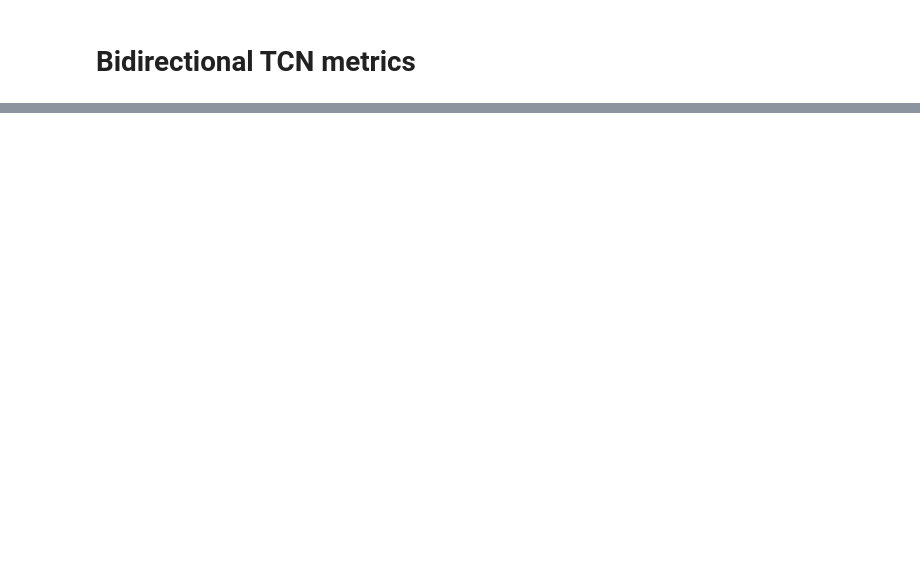
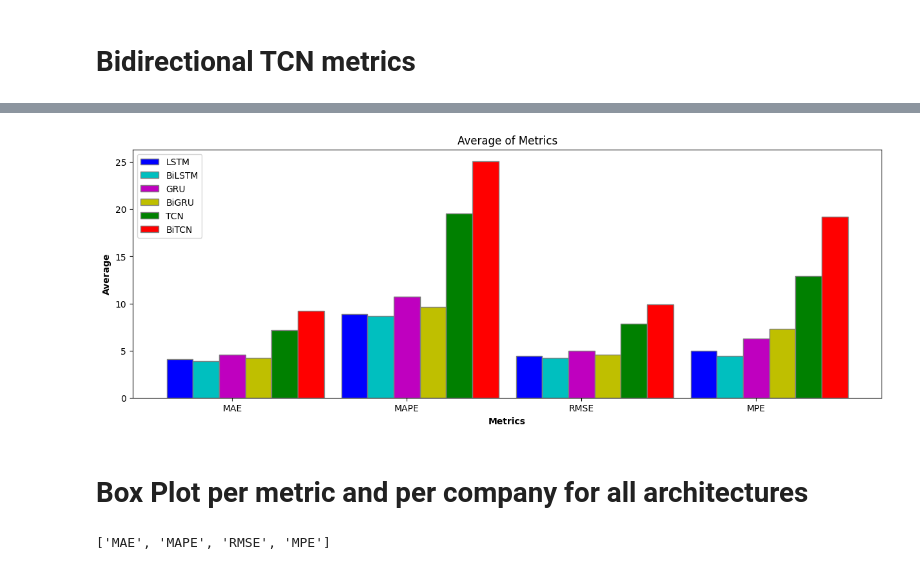
Before and after one commit to jmsb505/StockPredictionModels, a Jupyter notebook: Results/all_metrics.ipynb, the cells around one changed output, grey strips where cells are left out. Cells and saved outputs as stored; diff of their text form; code cells hidden in the pictures; blank space fills up the shorter version.

Commit message:
Metrics

```diff
--- a/Results/all_metrics.ipynb
+++ b/Results/all_metrics.ipynb
@@ -84,0 +121,4 @@ df_gru
+# %%
+df_gru = pd.read_csv('gru_metrics.csv')
+df_gru_testing, df_gru_validation = show_metrics(df_gru)
+df_gru_testing
@@ -106,0 +147,4 @@ df_bigru
+# %%
+df_bigru = pd.read_csv('bigru_metrics.csv')
+df_bigru_testing, df_bigru_validation = show_metrics(df_bigru)
+df_bigru_testing
@@ -128,0 +173,4 @@ df_tcn
+# %%
+df_tcn = pd.read_csv('tcn_metrics.csv')
+df_tcn_testing, df_tcn_validation = show_metrics(df_tcn)
+df_tcn_testing
@@ -150,0 +199,4 @@ df_bitcn
+# %%
+df_bitcn = pd.read_csv('bitcn_metrics.csv')
+df_bitcn_testing, df_bitcn_validation = show_metrics(df_bitcn)
+df_bitcn_testing
@@ -150,0 +223,57 @@ df_bitcn
+# %%
+import matplotlib.pyplot as plt
+import numpy as np
+
+# Assuming df_lstm, df_bilstm, df_gru, df_bigru, df_tcn, and df_bitcn are defined
+
+test_metrics = ['MAE', 'MAPE', 'RMSE', 'MPE']
+
+# Data for the stacked bar graph
+#remove from values in Average(std) the portion fo the string that is in parenthesis and turn into float
+lstm_data = [float(x.split(" ")[0]) for x in df_lstm_testing['Average(std)']]
+bilstm_data = [float(x.split(" ")[0]) for x in df_bilstm_testing['Average(std)']]
+gru_data = [float(x.split(" ")[0]) for x in df_gru_testing['Average(std)']]
+bigru_data = [float(x.split(" ")[0]) for x in df_bigru_testing['Average(std)']]
+tcn_data = [float(x.split(" ")[0]) for x in df_tcn_testing['Average(std)']]
+bitcn_data = [float(x.split(" ")[0]) for x in df_bitcn_testing['Average(std)']]
+
+barWidth = 0.15
+r1 = np.arange(len(test_metrics))
+r2 = [x + barWidth for x in r1]
+r3 = [x + barWidth for x in r2]
+r4 = [x + barWidth for x in r3]
+r5 = [x + barWidth for x in r4]
+r6 = [x + barWidth for x in r5]
+
+plt.figure(figsize=(15, 5))
+
+plt.bar(r1, lstm_data[1:], color='b', width=barWidth, edgecolor='grey', label='LSTM')
+plt.bar(r2, bilstm_data[1:], color='c', width=barWidth, edgecolor='grey', label='BiLSTM')
+plt.bar(r3, gru_data[1:], color='m', width=barWidth, edgecolor='grey', label='GRU')
+plt.bar(r4, bigru_data[1:], color='y', width=barWidth, edgecolor='grey', label='BiGRU')
+plt.bar(r5, tcn_data[1:], color='g', width=barWidth, edgecolor='grey', label='TCN')
+plt.bar(r6, bitcn_data[1:], color='r', width=barWidth, edgecolor='grey', label='BiTCN')
+
+plt.xlabel('Metrics', fontweight='bold')
+plt.ylabel('Average', fontweight='bold')
+plt.xticks([r + barWidth * 2 for r in range(len(test_metrics))], test_metrics)
+plt.title('Average of Metrics')
+plt.legend()
+plt.show()
+# %% [output]
+[figure, added]
+# %% [markdown]
+# Box Plot per metric and per company for all architectures
+# %%
+df_lstm_hyp = pd.read_csv('lstm_hypothesis.csv')
+df_bilstm_hyp = pd.read_csv('bilstm_hypothesis.csv')
+df_gru_hyp = pd.read_csv('gru_hypothesis.csv')
+df_bigru_hyp = pd.read_csv('bigru_hypothesis.csv')
+df_tcn_hyp = pd.read_csv('tcn_hypothesis.csv')
+df_bitcn_hyp = pd.read_csv('bitcn_hypothesis.csv')
+
+classes=['AAPL', 'AMZN', 'GOOG', 'GOOGL', 'MSFT', 'TSLA']
+
+['MAE', 'MAPE', 'RMSE', 'MPE']
+# %% [output]
+['MAE', 'MAPE', 'RMSE', 'MPE']
```
Also changed, not shown: parts of 55 cells of this notebook.
